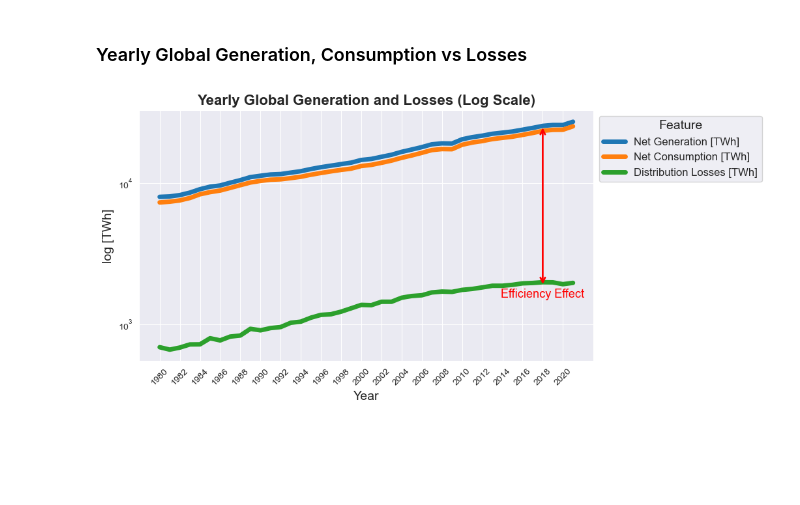
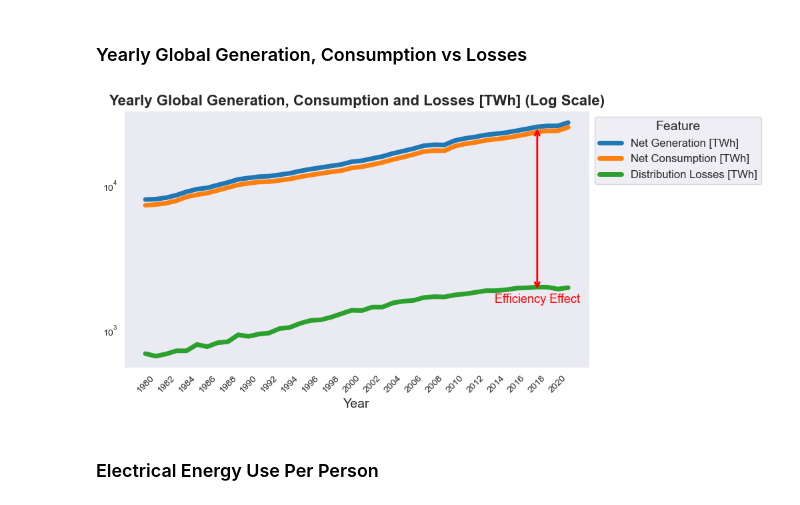
Before and after one commit to endritmustafa96/Global-Electricity-Consumption, a Jupyter notebook: 1. Notebook/Global_Electricity_Consumption.ipynb, the cells around one changed output. Drawn from its saved outputs; the diff is of its cells as text; code cells hidden in the pictures; blank space fills up the shorter version.

```diff
--- a/1. Notebook/Global_Electricity_Consumption.ipynb
+++ b/1. Notebook/Global_Electricity_Consumption.ipynb
@@ -120,7 +120,7 @@ df_processed.head()
 # %%
 # Pivoting values by 'Features' column (Creating a column for each feature value)
 
-df_processed_final = df_processed.pivot(index=['Country', 'Region', 'Year'], columns='Features', values='Value').reset_index()
+df_processed_final = df_processed.pivot(index=['Country', 'Region', 'Year'], columns='Features', values='Value').reset_index().copy()
 df_processed_final
 # %% [output]
 | Features | Country | Region | Year | Distribution Losses [TWh] | Exports [TWh] | Imports [TWh] | Installed Capacity [GW] | ... |
@@ -206,7 +206,7 @@ Since we have data only from 1980 to 2021 (42 years), we can drop all columns th
 countries_to_drop = ['Micronesia', 'Northern Mariana Islands', 'Tuvalu', 'U.S. Territories']
 
 # Droping rows of the selected countries
-df_processed_final = df_processed_final[~df_processed_final['Country'].isin(countries_to_drop)]
+df_processed_final = df_processed_final[~df_processed_final['Country'].isin(countries_to_drop)].copy()
 # %%
 df_processed_final
 # %% [output]
@@ -419,7 +426,7 @@ In this df we have 226 countries
 # %%
 # Setting darkgrid for better visualizations
 
-sns.set_style('darkgrid')
+sns.set_style('dark')
 # %% [markdown]
 ### Annual Global Consumption
 # %%
@@ -540,36 +576,38 @@ plt.show()
 # %%
 # Calculating yearly global consumption
 global_losses_yearly = df_processed_final.groupby('Year')[['Net Generation [TWh]','Net Consumption [TWh]', 'Distribution Losses [TWh]']].sum()
 
 # Plot for yearly global consumption with logarithmic scale
 ax = global_losses_yearly.plot(kind='line', figsize=(9,5), lw=5, logy=True)
 
 # Additional formatting
-ax.set_title('Yearly Global Generation and Losses (Log Scale)', fontsize=16, fontweight='bold')
+ax.set_title('Yearly Global Generation, Consumption and Losses [TWh] (Log Scale)', fontsize=16, fontweight='bold')
 ax.set_xlabel('Year', fontsize=14)
-ax.set_ylabel('log [TWh]', fontsize=14)
+ax.set_ylabel('', fontsize=14)
 ax.set_xticks(list(range(1980, 2021, 2)))
 ax.set_xticklabels(list(range(1980, 2021, 2)), rotation=45)
 
 # Customizing the legend
 ax.legend(title='Feature', title_fontsize='14', fontsize='12', loc='upper left', bbox_to_anchor=(1, 1))
 
 # # Adding line to highlight the effect of energy efficiency
 # plt.axvline(x=2018, color='red', linestyle='--', linewidth=2, label='Efficiency effect', lw=1.5, alpha=0.3)
 
 # Adding a double-arrowed line and text in 2018
 arrow_properties = dict(facecolor='red', edgecolor='red', arrowstyle='<->', lw=2)
 x_value = 2018
 y_value_gen = global_losses_yearly.loc[x_value, 'Net Generation [TWh]']
 y_value_losses = global_losses_yearly.loc[x_value, 'Distribution Losses [TWh]']
 ax.annotate('Efficiency Effect', xy=(x_value, y_value_gen), xytext=(x_value, y_value_losses-350),
             arrowprops=arrow_properties, fontsize=13, ha='center', va='center', color='red')
 
 
 # Show the plot
 plt.show()
 # %% [output]
-[figure, old version]
+[figure, new version]
+# %% [markdown]
+### Electrical Energy Use Per Person
 # %%
 import geopandas as gpd
 # %%
```
Also changed, not shown: parts of 22 cells of this notebook.
